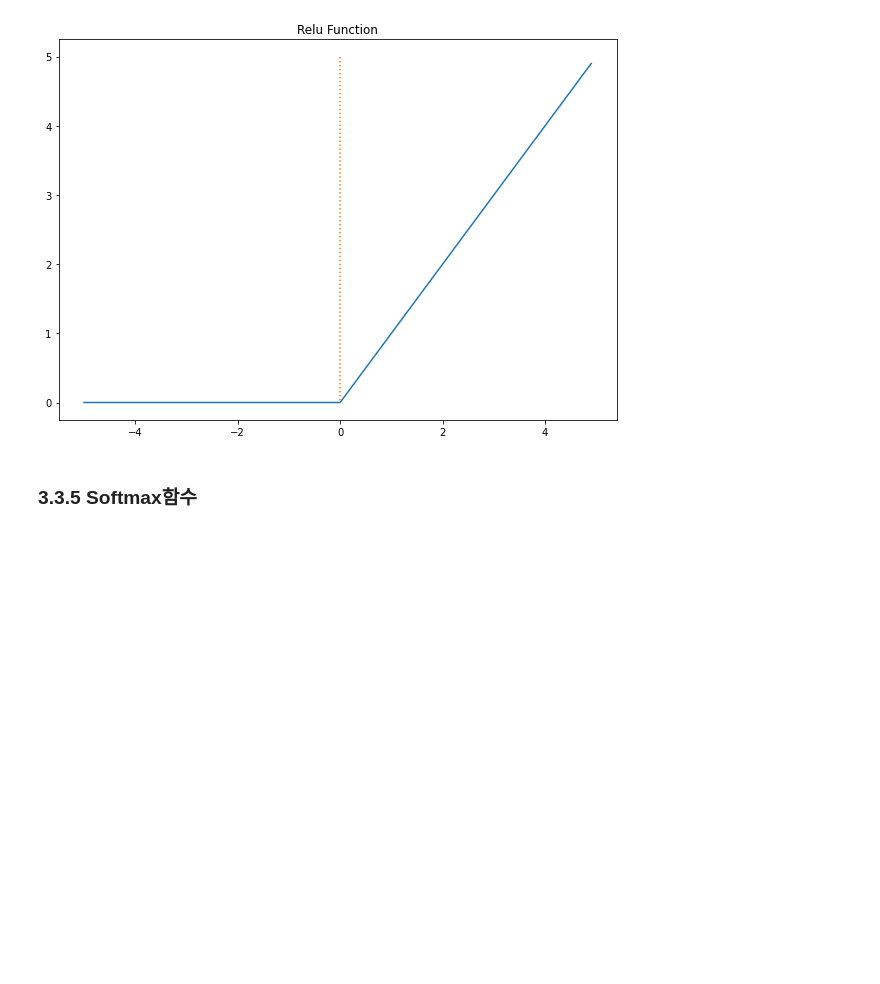
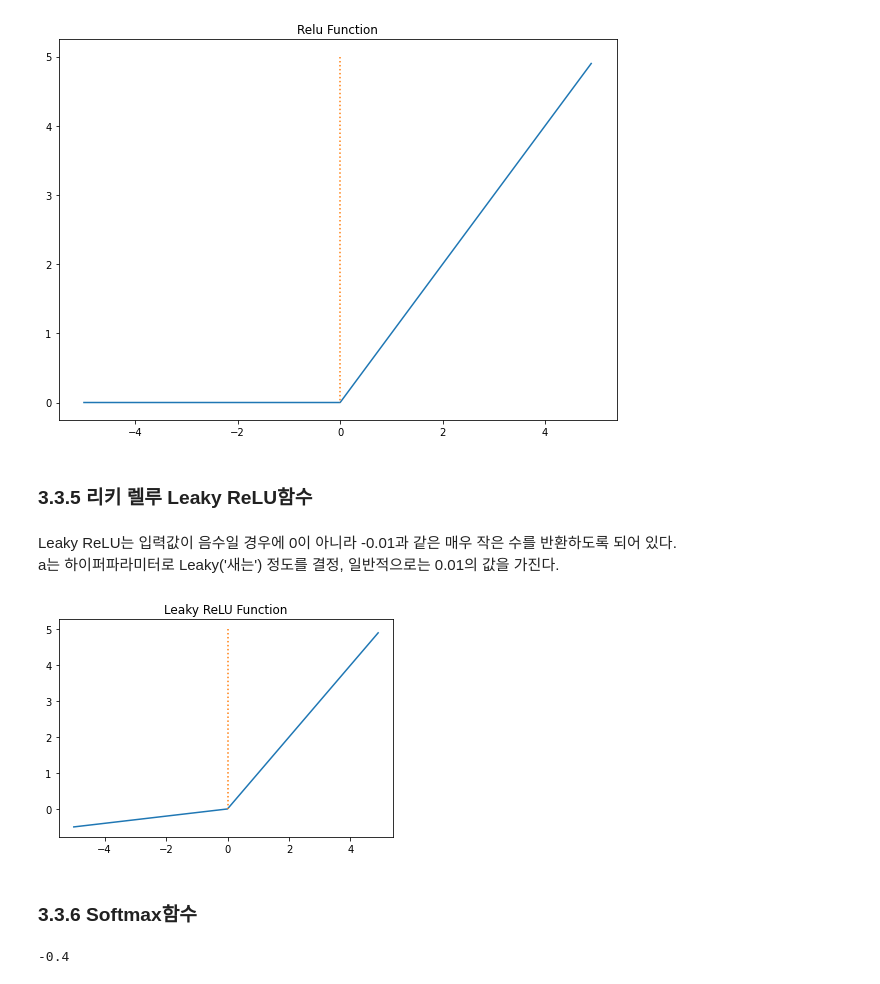
Before and after one commit to y001003/yeardream, a Jupyter notebook: DL/밑바닥부터_시작하는_딥러닝_3장_신경망.ipynb, the cells around one changed output. Drawn from its saved outputs; the diff is of its cells as text; code cells hidden in the pictures; blank space fills up the shorter version.

```diff
--- a/DL/밑바닥부터_시작하는_딥러닝_3장_신경망.ipynb
+++ b/DL/밑바닥부터_시작하는_딥러닝_3장_신경망.ipynb
@@ -113,5 +118,30 @@ plt.title('Relu Function')
 plt.show()
 # %% [output]
 [figure]
+# %% [markdown]
+### 3.3.5 리키 렐루 Leaky ReLU함수
+# %% [markdown]
+Leaky ReLU는 입력값이 음수일 경우에 0이 아니라 -0.01과 같은 매우 작은 수를 반환하도록 되어 있다.
+a는 하이퍼파라미터로 Leaky('새는') 정도를 결정, 일반적으로는 0.01의 값을 가진다.
+# %%
+a = 0.1
+
+def leaky_relu(x):
+    return np.maximum(a*x, x)
+
+x = np.arange(-5.0, 5.0, 0.1)
+y = leaky_relu(x)
+
+plt.plot(x, y)
+plt.plot([0,0],[5.0,0.0], ':')
+plt.title('Leaky ReLU Function')
+plt.show()
+# %% [output]
+[figure, added]
 # %% [markdown]
-### 3.3.5 Softmax함수
+### 3.3.6 Softmax함수
+# %%
+
+leaky_relu(-4)
+# %% [output]
+-0.4
```
Also changed, not shown: parts of 2 cells of this notebook.
